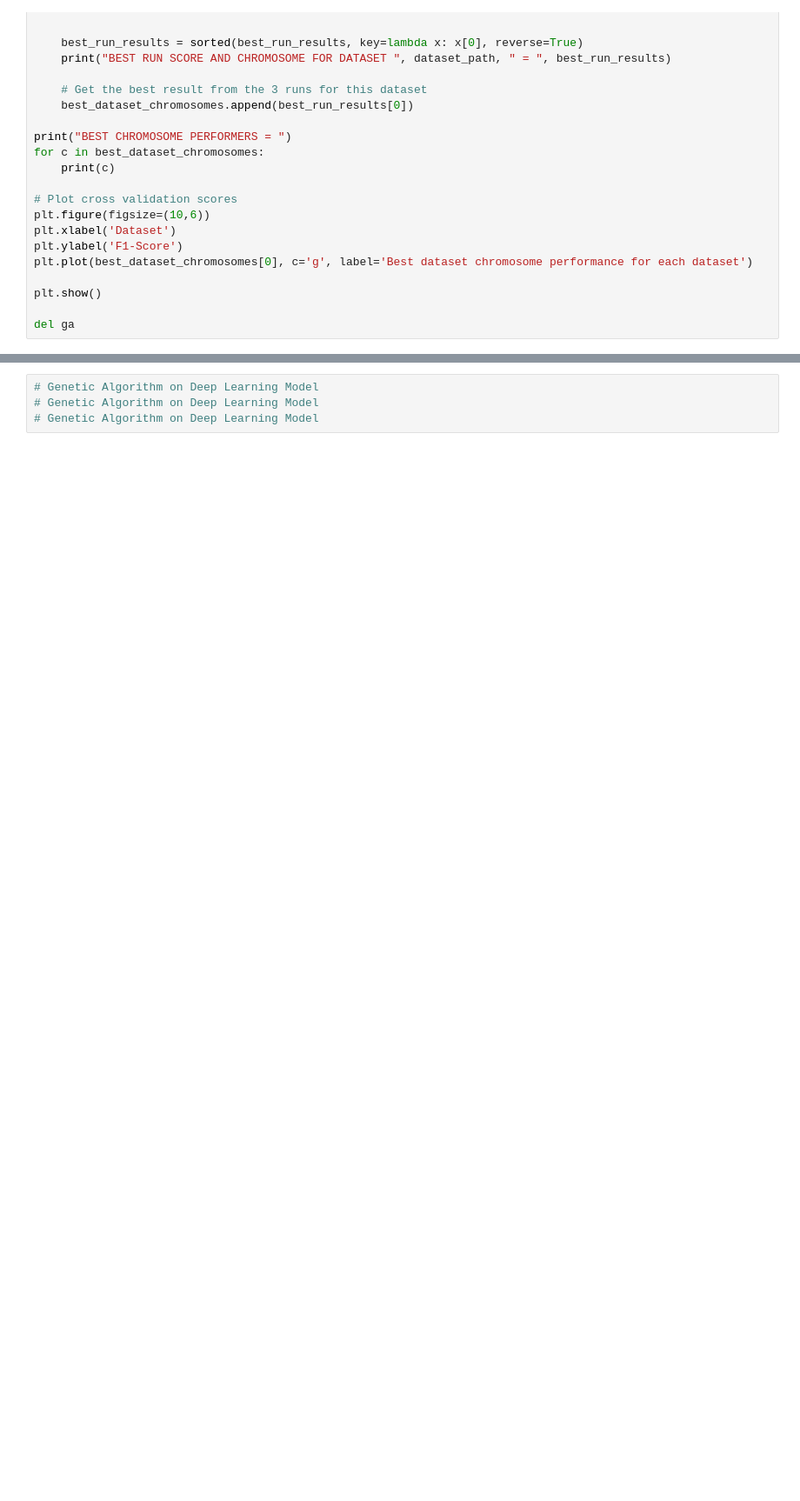
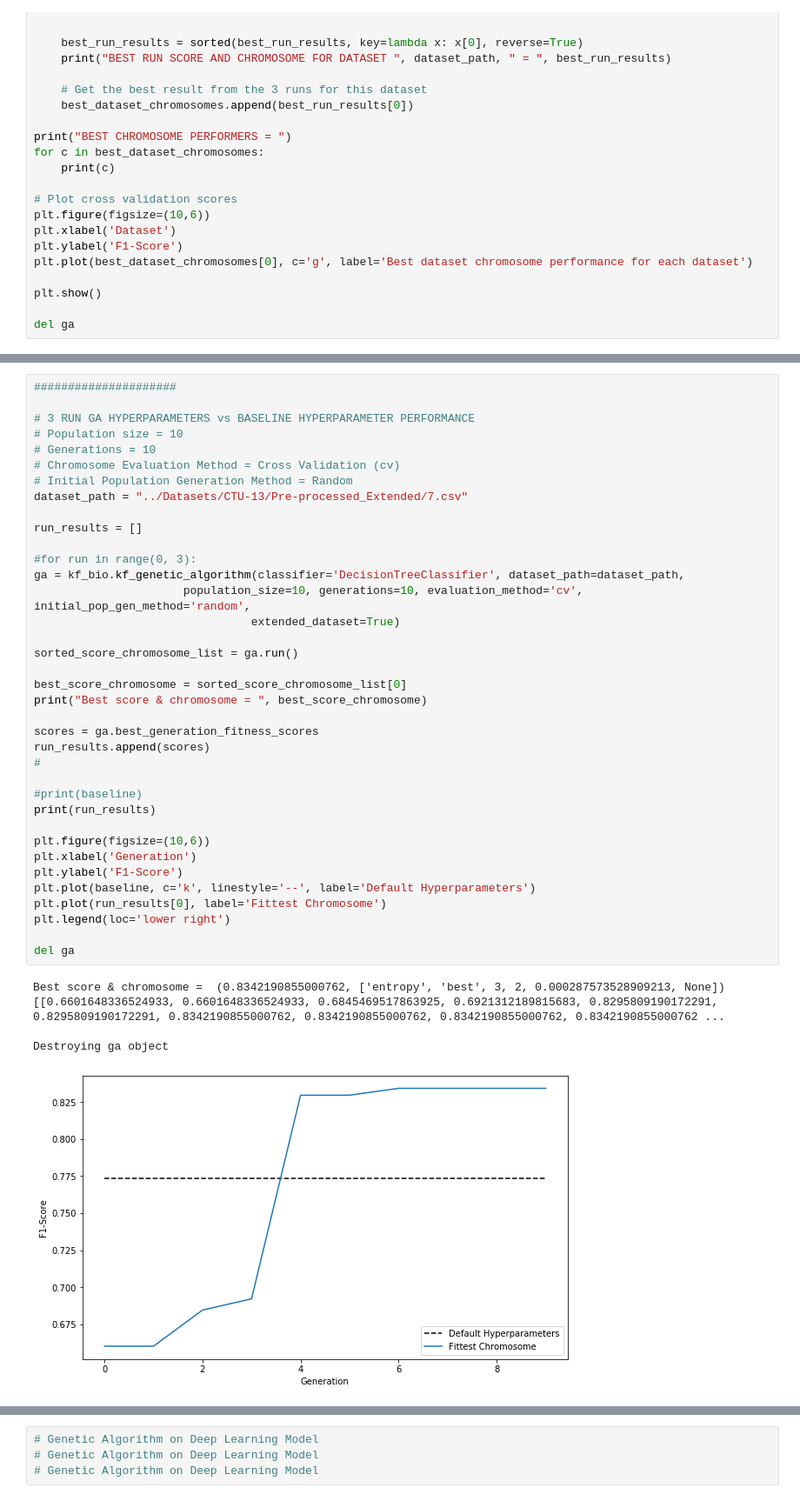
Before and after one commit to NorthOfNull/ML, a Jupyter notebook: Genetic Algorithm.ipynb, the cells around one changed output, grey strips where cells are left out. Shown at 87% size. Saved outputs shown, nothing was run; the diff lists cells and outputs as text; blank space fills up the shorter version.

```diff
--- a/Genetic Algorithm.ipynb
+++ b/Genetic Algorithm.ipynb
@@ -207,3 +252,46 @@ print(baseline)
+# %%
+#####################
+
+# 3 RUN GA HYPERPARAMETERS vs BASELINE HYPERPARAMETER PERFORMANCE
+# Population size = 10
+# Generations = 10
+# Chromosome Evaluation Method = Cross Validation (cv)
+# Initial Population Generation Method = Random
+dataset_path = "../Datasets/CTU-13/Pre-processed_Extended/7.csv"
+
+run_results = []
+
+#for run in range(0, 3):
+ga = kf_bio.kf_genetic_algorithm(classifier='DecisionTreeClassifier', dataset_path=dataset_path,
+                      population_size=10, generations=10, evaluation_method='cv', initial_pop_gen_method='random',
+                                extended_dataset=True)
+
+sorted_score_chromosome_list = ga.run()
+
+best_score_chromosome = sorted_score_chromosome_list[0]
+print("Best score & chromosome = ", best_score_chromosome)
+
+scores = ga.best_generation_fitness_scores
+run_results.append(scores)
+#
+
+#print(baseline)
+print(run_results)
+
+plt.figure(figsize=(10,6))
+plt.xlabel('Generation')
+plt.ylabel('F1-Score')
+plt.plot(baseline, c='k', linestyle='--', label='Default Hyperparameters')
+plt.plot(run_results[0], label='Fittest Chromosome')
+plt.legend(loc='lower right')
+
+del ga
+# %% [output]
+Best score & chromosome =  (0.8342190855000762, ['entropy', 'best', 3, 2, 0.000287573528909213, None])
+[[0.6601648336524933, 0.6601648336524933, 0.6845469517863925, 0.6921312189815683, 0.8295809190172291, 0.8295809190172291, 0.8342190855000762, 0.8342190855000762, 0.8342190855000762, 0.8342190855000762 ...
+
+Destroying ga object
+[figure, added]
 # %%
 # 3 RUN GA HYPERPARAMETERS vs BASELINE HYPERPARAMETER PERFORMANCE
 # Population size = 10
```
Also changed, not shown: parts of 5 cells of this notebook, 24 other files.
